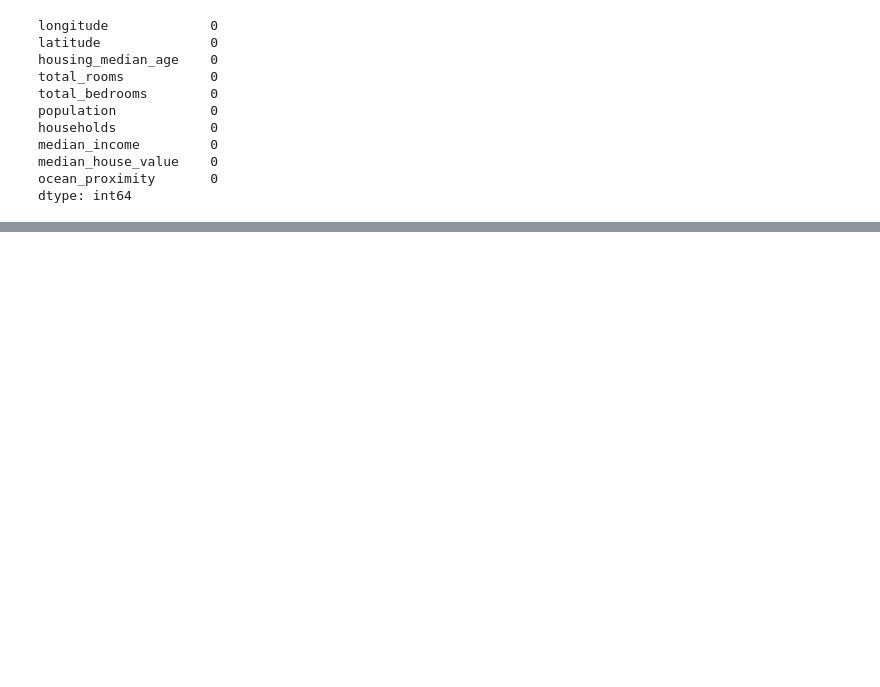
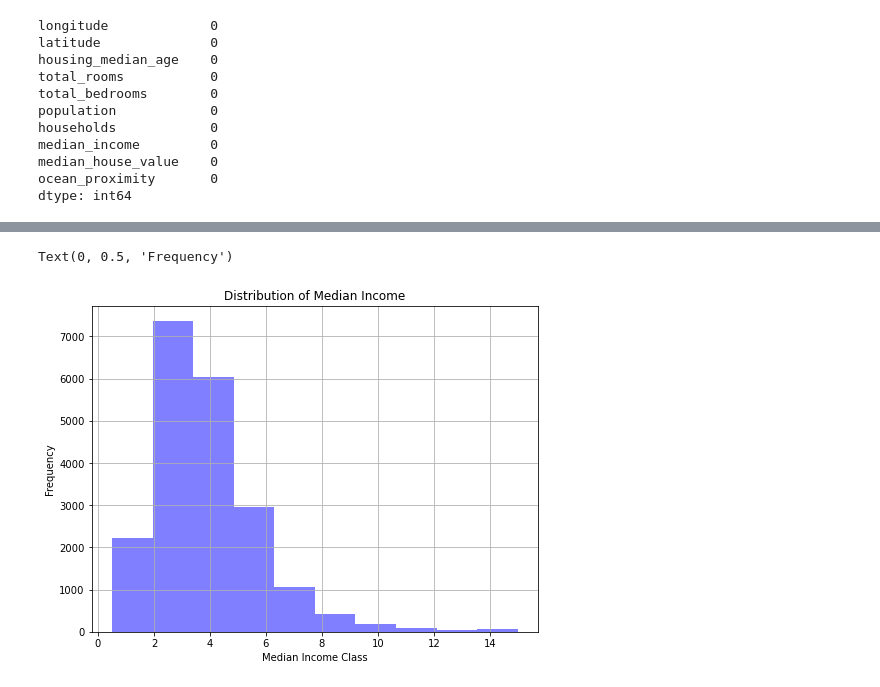
Before and after one commit to abdulkhaliq94/california-housing-prices, a Jupyter notebook: Project.ipynb, the cells around one changed output, grey strips where cells are left out. Saved outputs shown, nothing was run; the diff lists cells and outputs as text; code cells hidden in the pictures; blank space fills up the shorter version.

```diff
--- a/Project.ipynb
+++ b/Project.ipynb
@@ -90,0 +154,10 @@ dtype: int64
+# %%
+housing["median_income"].plot(kind="hist", figsize=(8,6),\
+                        alpha=0.5, color="b", grid=True)
+
+plt.title("Distribution of Median Income")
+plt.xlabel("Median Income Class")
+plt.ylabel("Frequency")
+# %% [output]
+Text(0, 0.5, 'Frequency')
+[figure, added]
```
Also changed, not shown: parts of 7 cells of this notebook.
